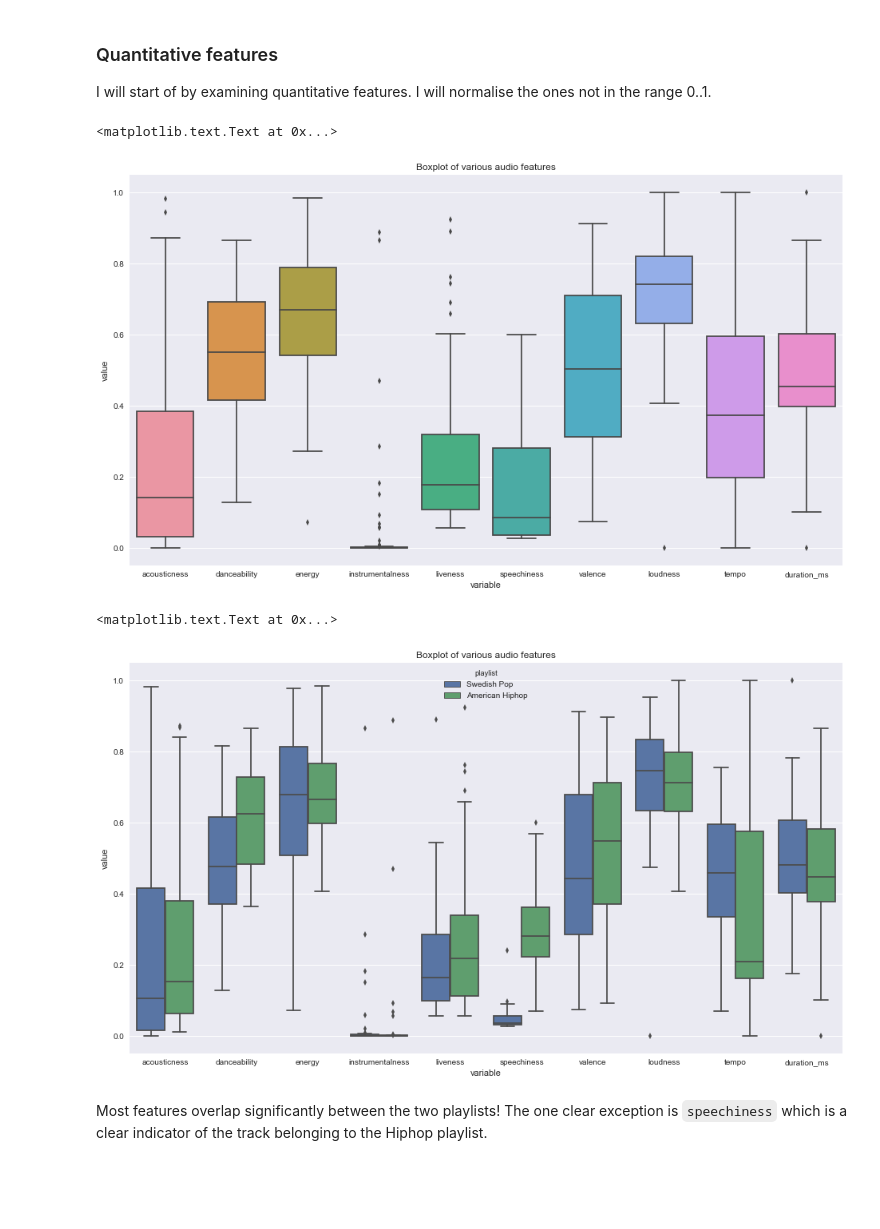
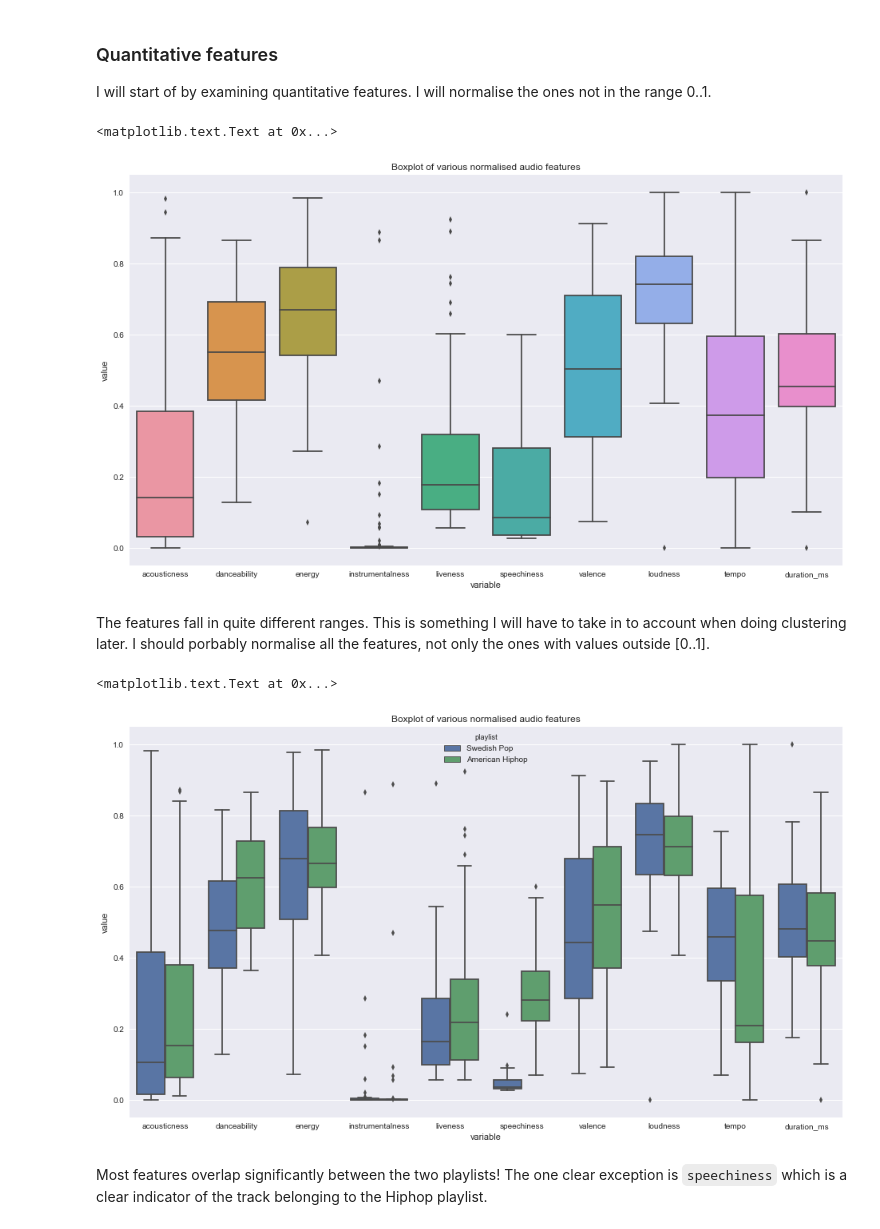
Before and after one commit to gustavgransbo/Data-Science-Playground, a Jupyter notebook: Happify/1. Exploring Spotify Track Data.ipynb, the cells around one changed output. Drawn from its saved outputs; the diff is of its cells as text; code cells hidden in the pictures; blank space fills up the shorter version.

```diff
--- a/Happify/Clustering Spotify Tracks.ipynb
+++ b/Happify/1. Exploring Spotify Track Data.ipynb
@@ -90,7 +91,7 @@ track_feature_df['artists'] = track_feature_df['artists'].apply(lambda x: [artis
 
 track_feature_df['album'] = track_feature_df['album'].apply(lambda x: x['name'])
 # %%
-track_feature_df = track_feature_df.drop(['id', 'analysis_url', 'track_href', 'uri', 'type'], 1)
+track_feature_df = track_feature_df.drop(['id', 'analysis_url', 'track_href', 'type'], 1)
 # %%
 track_feature_df
 # %% [output]
@@ -188,21 +189,23 @@ normalised_df['duration_ms'] = minmax_scale(normalised_df['duration_ms'])
 # %%
 df = normalised_df.melt(value_vars=quantitative_features)
 
 f, ax = plt.subplots(figsize=(16,9))
 sns.boxplot(x = 'variable', y='value', data = df, ax=ax)
-ax.set_title('Boxplot of various audio features')
+ax.set_title('Boxplot of various normalised audio features')
 # %% [output]
 <matplotlib.text.Text at 0x...>
-[figure, old version]
+[figure, new version]
+# %% [markdown]
+The features fall in quite different ranges. This is something I will have to take in to account when doing clustering later.  I should porbably normalise all the features, not only the ones with values outside [0..1].
 # %%
 df = normalised_df.melt(id_vars = 'playlist', value_vars=quantitative_features)
 
 f, ax = plt.subplots(figsize=(16,9))
 sns.boxplot(x = 'variable', y='value', hue = 'playlist', data = df, ax=ax)
-ax.set_title('Boxplot of various audio features')
+ax.set_title('Boxplot of various normalised audio features')
 # %% [output]
 <matplotlib.text.Text at 0x...>
-[figure, old version]
+[figure, new version]
 # %% [markdown]
 Most features overlap significantly between the two playlists! The one clear exception is `speechiness` which is a clear indicator of the track belonging to the Hiphop playlist.
 # %% [markdown]
```
Also changed, not shown: parts of 9 cells of this notebook, 3 other files.
